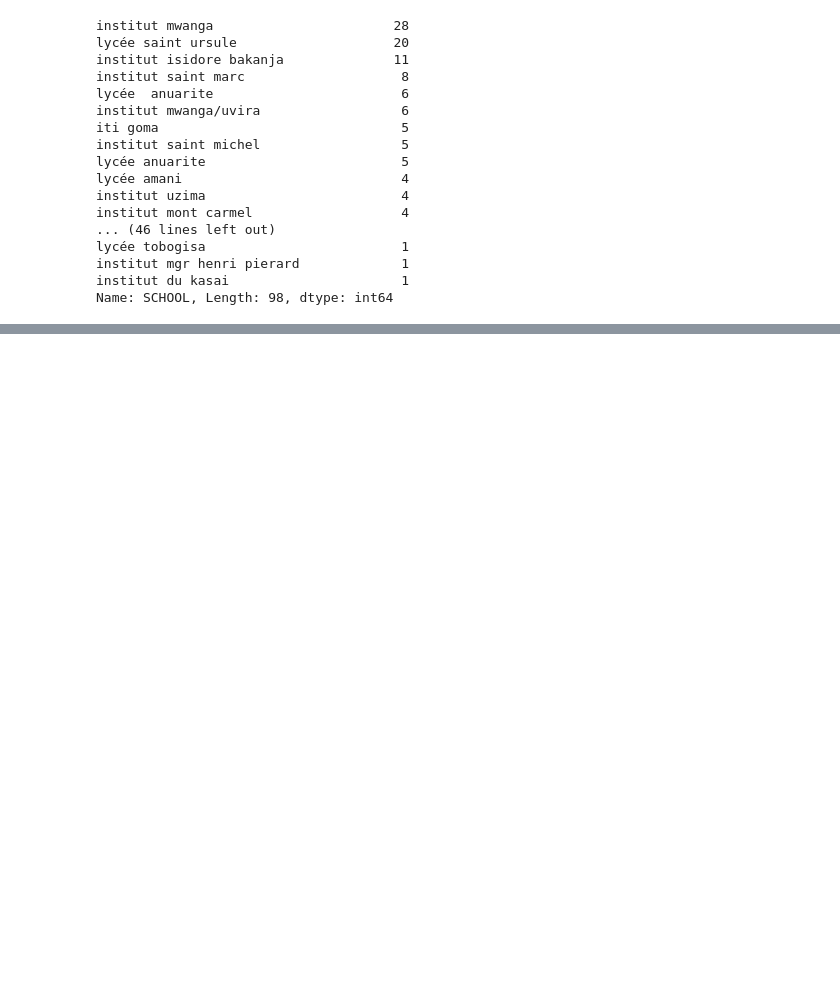
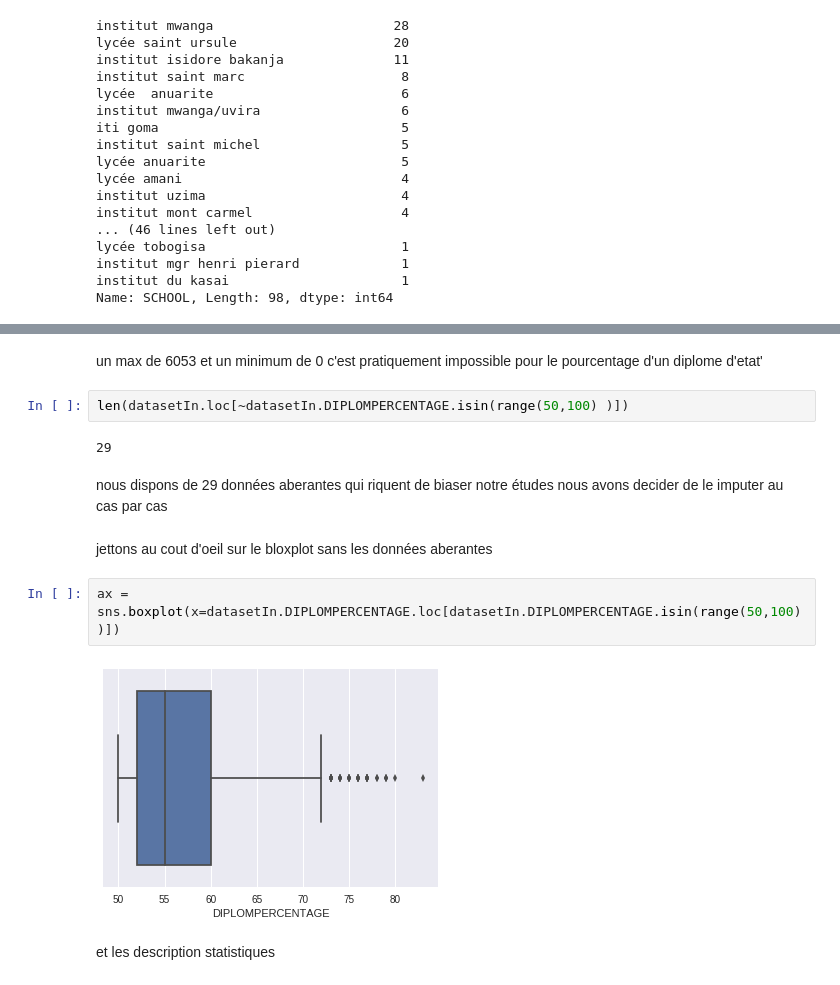
Before and after one commit to espoirMur/Student-Grade-Predictor, a Jupyter notebook: DataExplorationDraft1.ipynb, the cells around one changed output, grey strips where cells are left out. Drawn from its saved outputs; the diff is of its cells as text; blank space fills up the shorter version.

```diff
--- a/DataExplorationDraft1.ipynb
+++ b/DataExplorationDraft1.ipynb
@@ -788,0 +1018,16 @@ Name: SCHOOL, Length: 98, dtype: int64
+# %% [markdown]
+un max de 6053 et un minimum de 0 c'est pratiquement impossible pour le pourcentage d'un diplome d'etat'
+# %%
+len(datasetIn.loc[~datasetIn.DIPLOMPERCENTAGE.isin(range(50,100) )])
+# %% [output]
+29
+# %% [markdown]
+nous dispons de 29 données aberantes qui riquent de biaser notre études nous avons decider de le imputer au cas par cas
+# %% [markdown]
+jettons au cout d'oeil sur le bloxplot sans les données aberantes
+# %%
+ax = sns.boxplot(x=datasetIn.DIPLOMPERCENTAGE.loc[datasetIn.DIPLOMPERCENTAGE.isin(range(50,100) )])
+# %% [output]
+[figure, added]
+# %% [markdown]
+et les description statistiques
```
Also changed, not shown: parts of 62 cells of this notebook, 1 other file.
